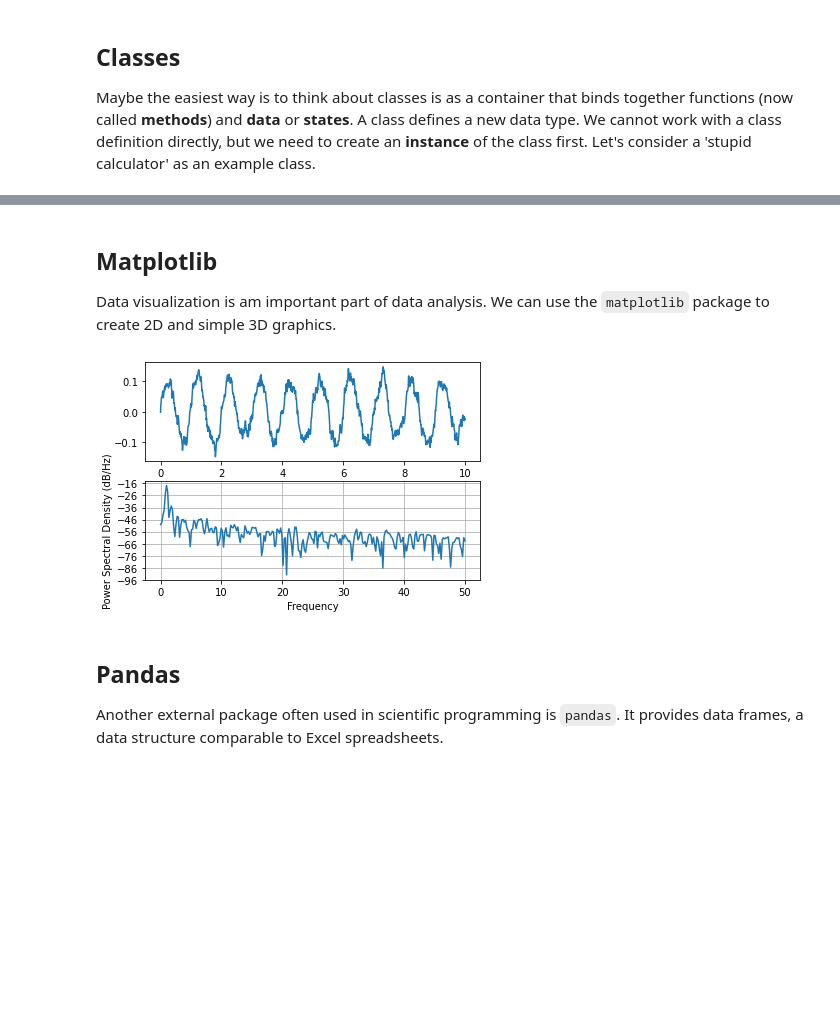
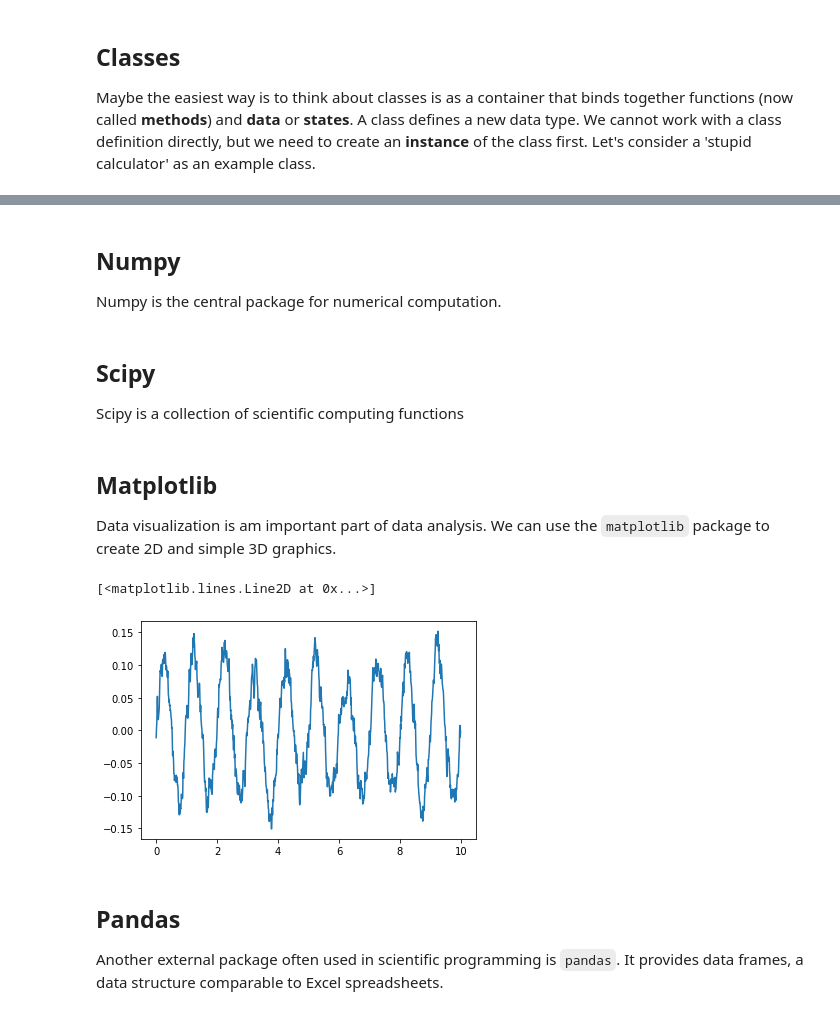
Before and after one commit to mkeute/teaching_ML, a Jupyter notebook: python_basics.ipynb, the cells around one changed output, grey strips where cells are left out. Drawn from its saved outputs; the diff is of its cells as text; code cells hidden in the pictures; blank space fills up the shorter version.

```diff
--- a/python_basics.ipynb
+++ b/python_basics.ipynb
@@ -324,0 +276,4 @@ print(stupidcalc.num3)
+# %% [markdown]
+## Numpy
+
+Numpy is the central package for numerical computation.
@@ -324,0 +302,4 @@ print(stupidcalc.num3)
+# %% [markdown]
+## Scipy
+
+Scipy is a collection of scientific computing functions
@@ -327,32 +311,25 @@ print(stupidcalc.num3)
 
 Data visualization is am important part of data analysis. We can use the `matplotlib` package to create 2D and simple 3D graphics.
 # %%
-#advanced visualization libraries: seaborn, plotly, bokeh
+#taken from https://matplotlib.org/stable/gallery/lines_bars_and_markers/psd_demo.html#sphx-glr-gallery-lines-bars-and-markers-psd-demo-py
 
-#taken from https://matplotlib.org/stable/gallery/lines_bars_and_markers/psd_demo.html#sphx-glr-gallery-lines-bars-and-markers-psd-demo-py
-import matplotlib.pyplot as plt
-import matplotlib.mlab as mlab
-import matplotlib.gridspec as gridspec
-
-# Fixing random state for reproducibility
-np.random.seed(19680801)
-
+##example data
 dt = 0.01
 t = np.arange(0, 10, dt)
 nse = np.random.randn(len(t))
 r = np.exp(-t / 0.05)
-
 cnse = np.convolve(nse, r) * dt
 cnse = cnse[:len(t)]
 s = 0.1 * np.sin(2 * np.pi * t) + cnse
 
-fig, (ax0, ax1) = plt.subplots(2, 1)
-ax0.plot(t, s)
-ax1.psd(s, 512, 1 / dt)
 
-plt.show()
+
+#make figure
+
+#make subplots
 # %% [output]
+[<matplotlib.lines.Line2D at 0x...>]
-[figure, old version]
+[figure, new version]
 # %% [markdown]
 ## Pandas
 
```
Also changed, not shown: parts of 16 cells of this notebook.
